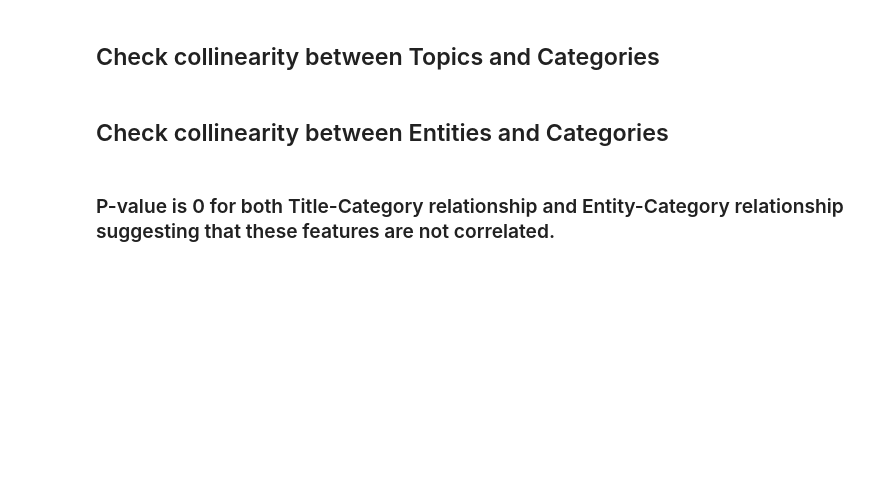
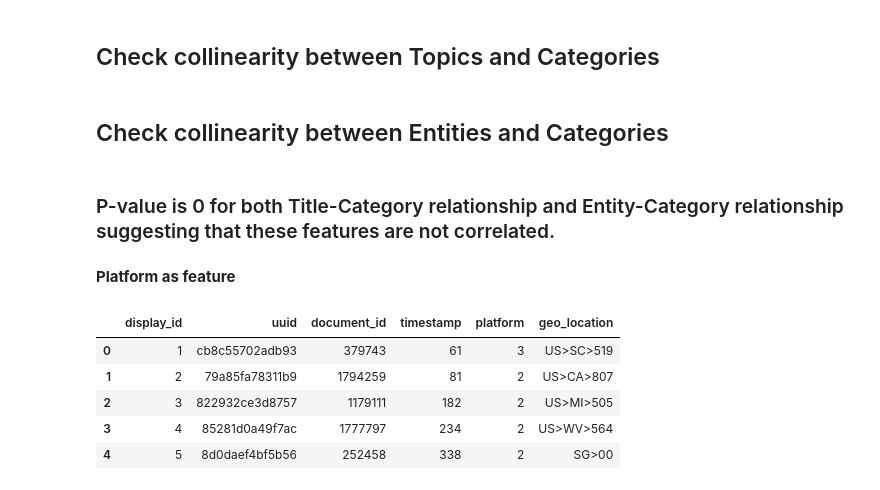
Before and after one commit to vishalchangrani/outbrain, a Jupyter notebook: FeatureAnalysis.ipynb, the cells around one changed output. Cells and saved outputs as stored; diff of their text form; code cells hidden in the pictures; blank space fills up the shorter version.

```diff
--- a/FeatureAnalysis.ipynb
+++ b/FeatureAnalysis.ipynb
@@ -249,3 +249,15 @@ stats.chi2_contingency(ct)
 drop(entities_cat)
 # %% [markdown]
 ### P-value is 0 for both Title-Category relationship and Entity-Category relationship suggesting that these features are not correlated.
+# %% [markdown]
+<b>Platform as feature</b>
+# %%
+events = pd.read_csv('./data/events.csv')
+events.head()
+# %% [output]
+|  | display_id | uuid | document_id | timestamp | platform | geo_location |
+| 0 | 1 | cb8c55702adb93 | 379743 | 61 | 3 | US>SC>519 |
+| 1 | 2 | 79a85fa78311b9 | 1794259 | 81 | 2 | US>CA>807 |
+| 2 | 3 | 822932ce3d8757 | 1179111 | 182 | 2 | US>MI>505 |
+| 3 | 4 | 85281d0a49f7ac | 1777797 | 234 | 2 | US>WV>564 |
+| 4 | 5 | 8d0daef4bf5b56 | 252458 | 338 | 2 | SG>00 |
```
Also changed, not shown: parts of 16 cells of this notebook, 2 other files.
